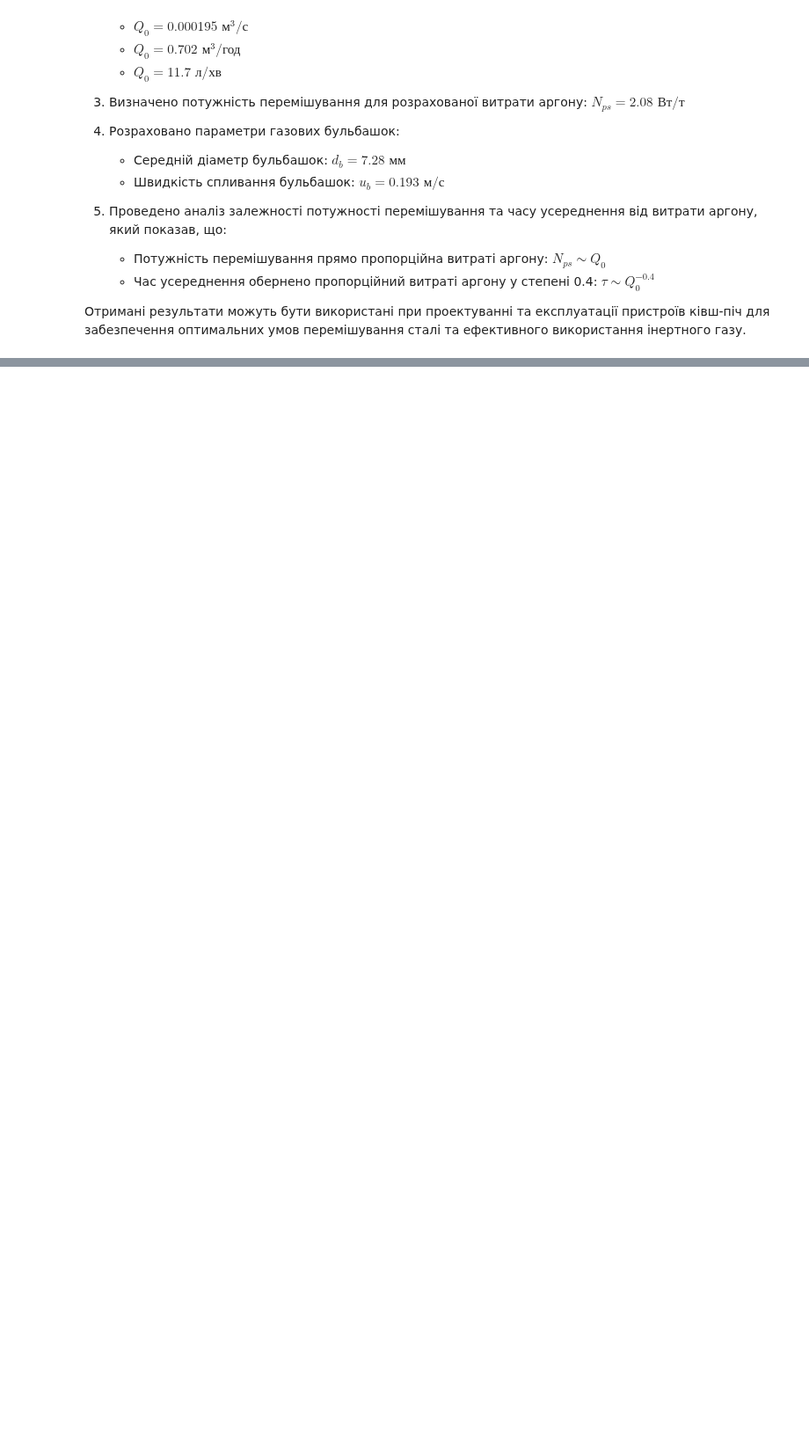
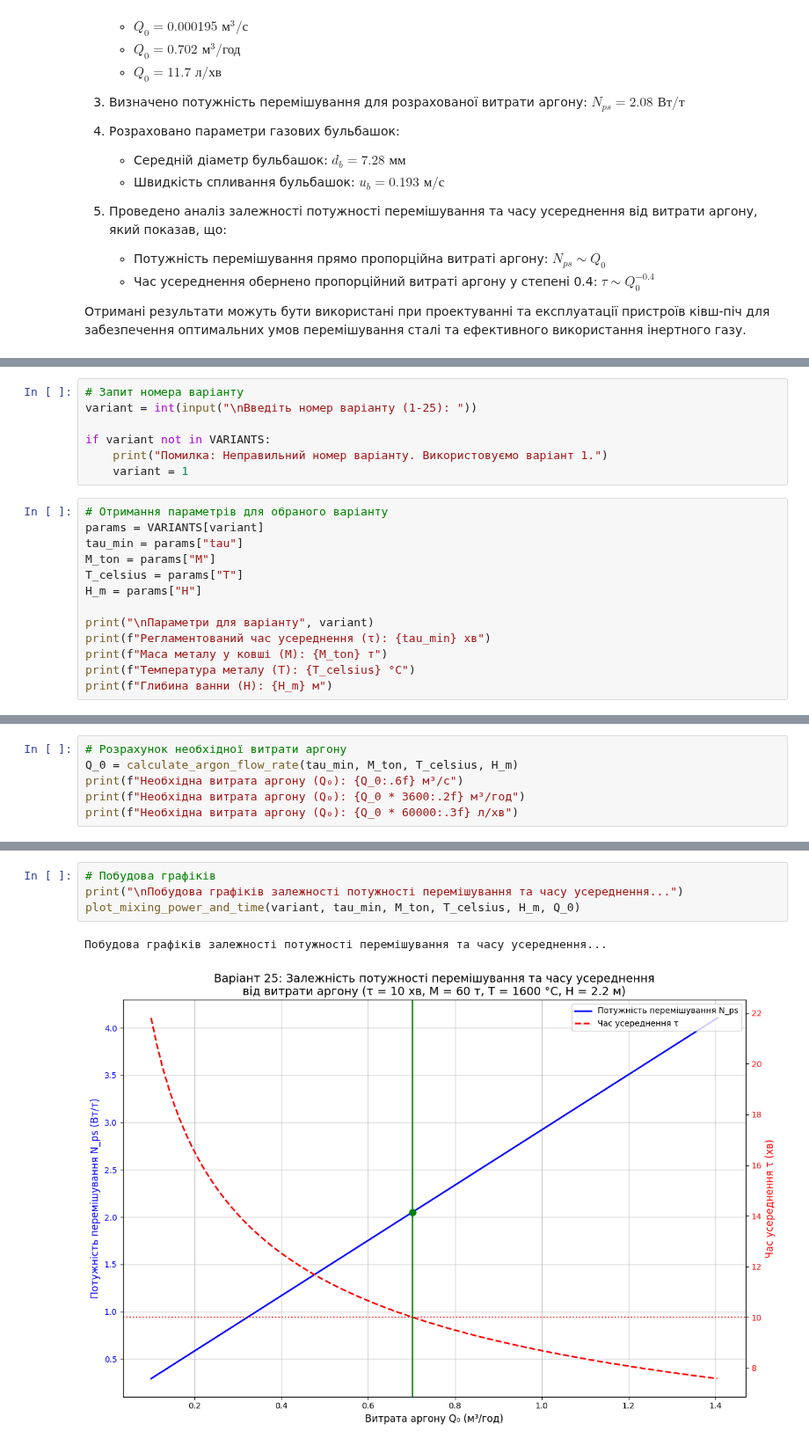
Before and after one commit to SerhiiMiroshnychenko/ScientificCalculations, a Jupyter notebook: Heat_Engineering/Ind-2-1/Individual-2.ipynb, the cells around one changed output, grey strips where cells are left out. Shown at 88% size. Cells and saved outputs as stored; diff of their text form; blank space fills up the shorter version.

```diff
--- a/Heat_Engineering/Ind-2-1/Individual-2.ipynb
+++ b/Heat_Engineering/Ind-2-1/Individual-2.ipynb
@@ -591,0 +904,20 @@ $$\tau \sim Q_0^{-0.4}$$
+# %%
+# Запит номера варіанту
+variant = int(input("\nВведіть номер варіанту (1-25): "))
+
+if variant not in VARIANTS:
+    print("Помилка: Неправильний номер варіанту. Використовуємо варіант 1.")
+    variant = 1
+# %%
+# Отримання параметрів для обраного варіанту
+params = VARIANTS[variant]
+tau_min = params["tau"]
+M_ton = params["M"]
+T_celsius = params["T"]
+H_m = params["H"]
+
+print("\nПараметри для варіанту", variant)
+print(f"Регламентований час усереднення (τ): {tau_min} хв")
+print(f"Маса металу у ковші (M): {M_ton} т")
+print(f"Температура металу (T): {T_celsius} °C")
+print(f"Глибина ванни (H): {H_m} м")
@@ -591,0 +930,6 @@ $$\tau \sim Q_0^{-0.4}$$
+# %%
+# Розрахунок необхідної витрати аргону
+Q_0 = calculate_argon_flow_rate(tau_min, M_ton, T_celsius, H_m)
+print(f"Необхідна витрата аргону (Q₀): {Q_0:.6f} м³/с")
+print(f"Необхідна витрата аргону (Q₀): {Q_0 * 3600:.2f} м³/год")
+print(f"Необхідна витрата аргону (Q₀): {Q_0 * 60000:.3f} л/хв")
@@ -591,0 +973,7 @@ $$\tau \sim Q_0^{-0.4}$$
+# %%
+# Побудова графіків
+print("\nПобудова графіків залежності потужності перемішування та часу усереднення...")
+plot_mixing_power_and_time(variant, tau_min, M_ton, T_celsius, H_m, Q_0)
+# %% [output]
+Побудова графіків залежності потужності перемішування та часу усереднення...
+[figure, added]
```
Also changed, not shown: parts of 11 cells of this notebook, 1 other file.
